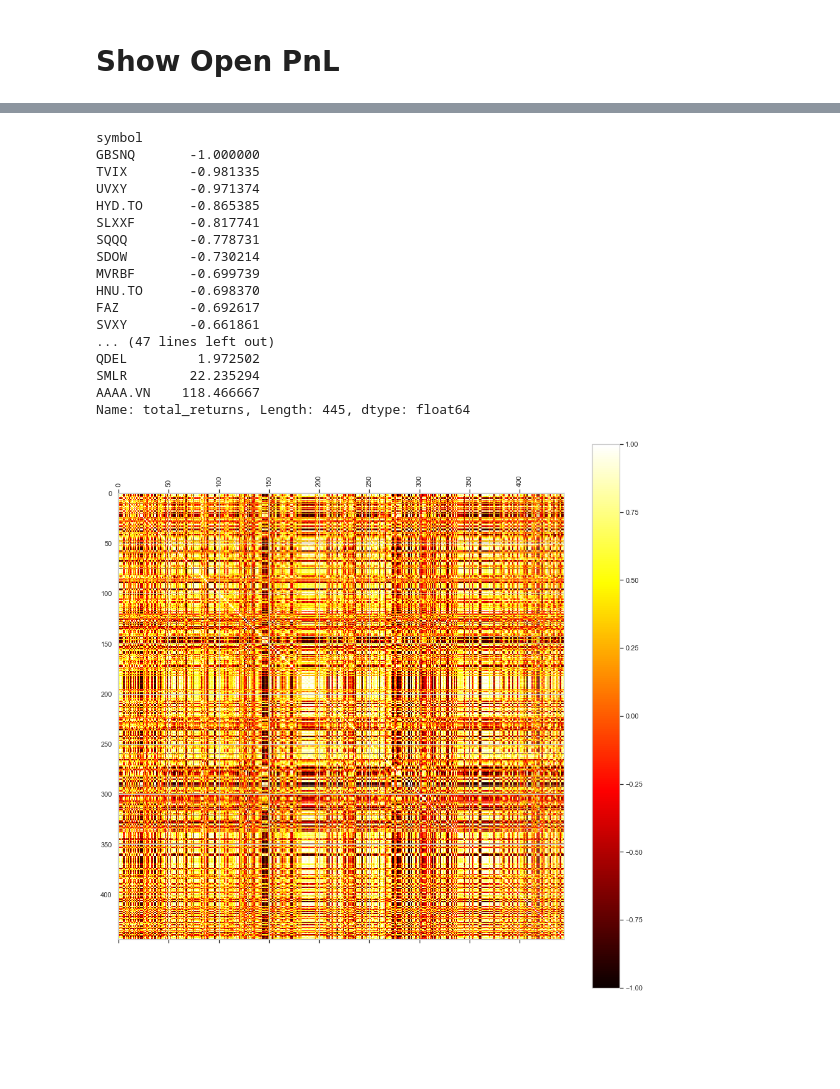
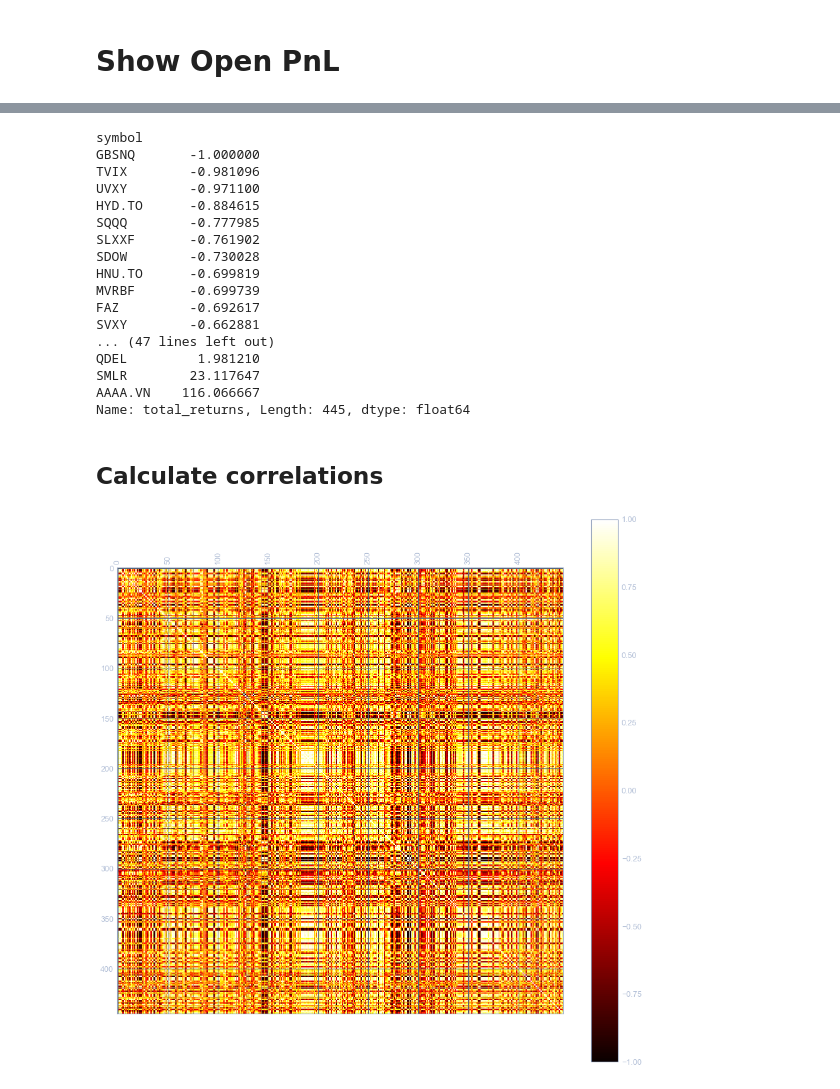
Before and after one commit to kz-qp/data-client, a Jupyter notebook: research.ipynb, the cells around one changed output, grey strips where cells are left out. Saved outputs shown, nothing was run; the diff lists cells and outputs as text; code cells hidden in the pictures; blank space fills up the shorter version.

```diff
--- a/research.ipynb
+++ b/research.ipynb
@@ -10,12 +10,12 @@ import seaborn as sns
 import matplotlib.pyplot as plt
 import math
 import matplotlib.ticker as ticker
-
-sns.set(style="whitegrid")
+from jupyterthemes import jtplot
+jtplot.style()
 
 from api.questrade import QTClient
 # %%
-REFRESH_TOKEN = "edV19WQzVACHuC3sfzeX6Qv0UIOwNpoA0"
+REFRESH_TOKEN = "62H8z34AvOFx5G3kkjLzl0ItlywlozmF0"
 # %%
 client = QTClient(REFRESH_TOKEN)
 # %% [markdown]
@@ -137,0 +56,4 @@ VAF.IN
+# %%
+historicals = pd.read_csv("historicals.csv")
+historicals['end'] =  pd.to_datetime(historicals['end'], format='%Y-%m-%d')
+historicals = historicals.set_index(["symbol", "end"])
@@ -174,4 +92,2 @@ for chunk in symbol_chunks:
 # %%
-historicals['daily_returns'] = historicals.groupby(level='symbol')['close'].apply(lambda x: x.pct_change())
-historicals['total_returns'] = historicals.groupby(level='symbol')['daily_returns'].apply(lambda x:
-                                                                                          (1 + x).cumprod() - 1)
+historicals['total_returns'] = historicals.groupby(level='symbol')['daily_returns'].apply(lambda x: (1 + x).cumprod() - 1)
@@ -202,39 +124,41 @@ historicals.groupby(level="symbol")["total_returns"].nth(-1).sort_values()
 # %% [output]
 symbol
 GBSNQ       -1.000000
-TVIX        -0.981335
-UVXY        -0.971374
-HYD.TO      -0.865385
-SLXXF       -0.817741
-SQQQ        -0.778731
-SDOW        -0.730214
+TVIX        -0.981096
+UVXY        -0.971100
+HYD.TO      -0.884615
+SQQQ        -0.777985
+SLXXF       -0.761902
+SDOW        -0.730028
+HNU.TO      -0.699819
 MVRBF       -0.699739
-HNU.TO      -0.698370
 FAZ         -0.692617
-SVXY        -0.661861
+SVXY        -0.662881
 ... (47 lines left out)
-QDEL         1.972502
-SMLR        22.235294
-AAAA.VN    118.466667
+QDEL         1.981210
+SMLR        23.117647
+AAAA.VN    116.066667
 Name: total_returns, Length: 445, dtype: float64
+# %% [markdown]
+## Calculate correlations
 # %%
-price_corr = historicals.reset_index().pivot('end','symbol')['close'].corr()
+return_corr = historicals.reset_index().pivot('end','symbol')['total_returns'].corr()
 
-alpha = list(symbols.values())
+alpha = list(historicals.reset_index('symbol'))
 
 fig = plt.figure(figsize=(16, 16))
 ax = fig.add_subplot(111)
-cax = ax.matshow(price_corr, interpolation='nearest', cmap='hot')
+cax = ax.matshow(return_corr, interpolation='nearest', cmap='hot')
 fig.colorbar(cax)
 # ax.xaxis.set_major_locator(ticker.MultipleLocator(1))
 # ax.yaxis.set_major_locator(ticker.MultipleLocator(1))
 
 # ax.set_xticklabels(['']+alpha)
 # ax.set_yticklabels(['']+alpha)
 
 for tick in ax.get_xticklabels():
     tick.set_rotation(90)
 
 plt.show()
 # %% [output]
-[figure, old version]
+[figure, new version]
```
Also changed, not shown: parts of 23 cells of this notebook, 2 other files.
